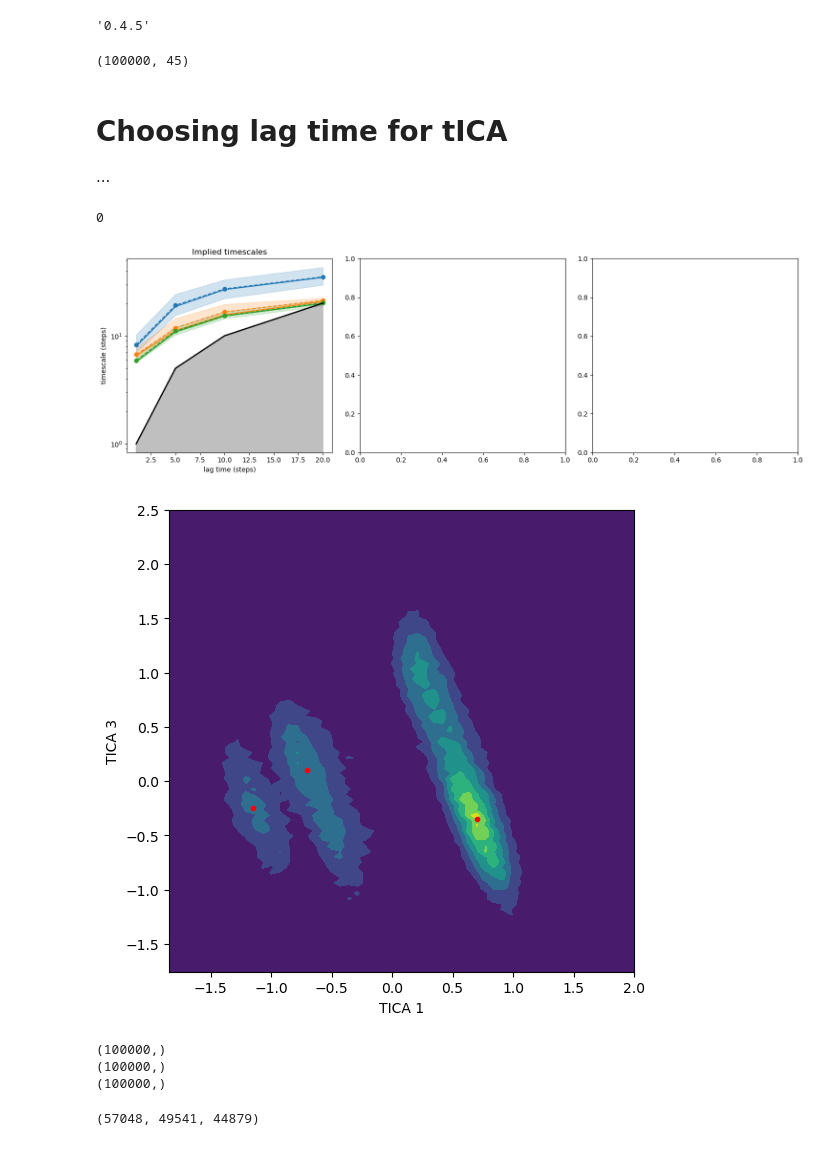
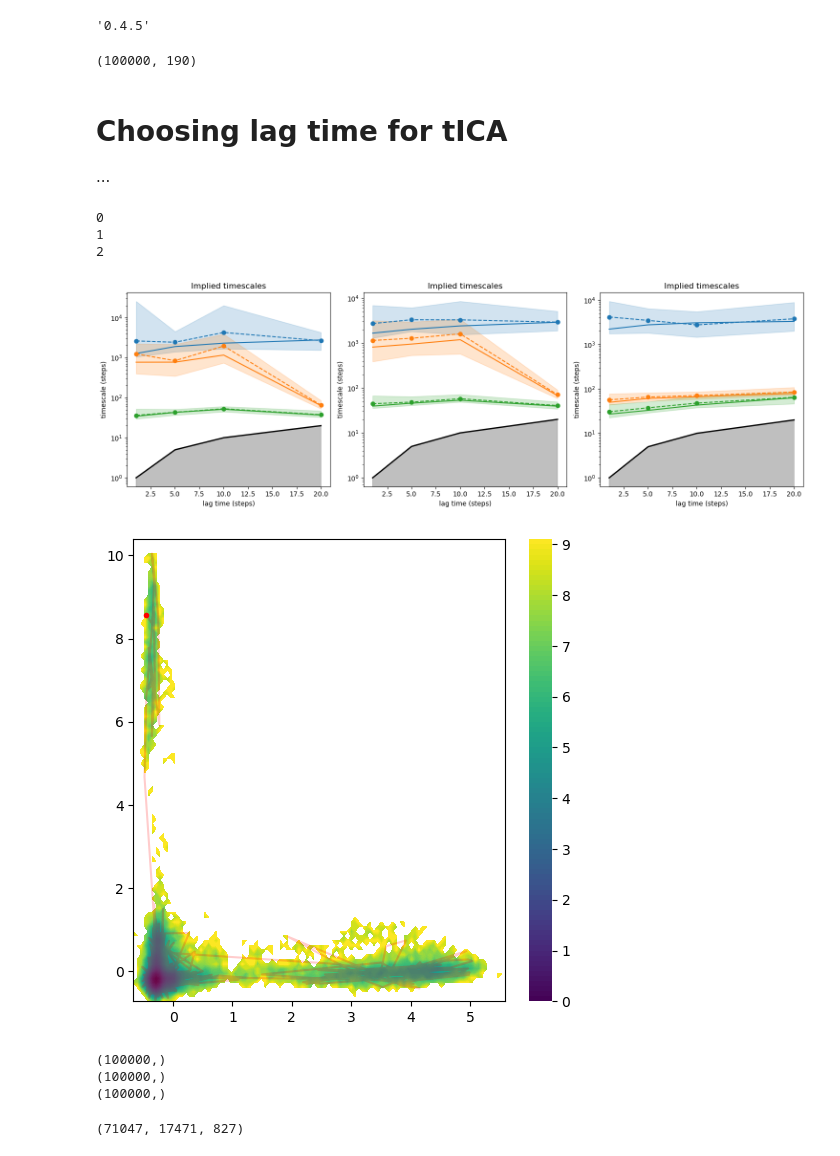
Before and after one commit to LotharBezzon/AF_MD, a Jupyter notebook: traj_analysis.ipynb, the cells around one changed output. Cells and saved outputs as stored; diff of their text form; code cells hidden in the pictures.

Commit message:
synuclein

```diff
--- a/traj_analysis.ipynb
+++ b/traj_analysis.ipynb
@@ -16,7 +16,7 @@ deeptime.__version__
 # %% [output]
 '0.4.5'
 # %%
-protein = 'chignolin'
+protein = 'alpha_synuclein'
 
 coords = xyz_to_numpy(f'{protein}.xyz')
 dists = get_inter_bead_distances(coords)
@@ -25,14 +25,14 @@ dists = get_inter_bead_distances(coords)
 traj = dists
 traj.shape
 # %% [output]
-(100000, 45)
+(100000, 190)
 # %% [markdown]
 # Choosing lag time for tICA
 ...
 # %%
 fig, ax = plt.subplots(1, 3, figsize=(15, 5))
 
-for i, n_clusters in enumerate([150]):
+for i, n_clusters in enumerate([50, 100, 200]):
     clustering = KMeans(n_clusters=n_clusters).fit_fetch(traj)
     dtraj = clustering.transform(traj)
 
@@ -54,7 +54,9 @@ for i, n_clusters in enumerate([150]):
 fig.tight_layout()
 # %% [output]
 0
+1
+2
-[figure, old version]
+[figure, new version]
 # %%
 from deeptime.decomposition import TICA
 importlib.reload(deeptime.plots)
@@ -62,19 +66,25 @@ from deeptime.plots import plot_density
 # %%
 fig, ax = plt.subplots(1, 1, figsize=(6, 6))
 estimator = TICA(lagtime=10, dim=3).fit(traj)
 model = estimator.fetch_model()
 tica_traj = model.transform(traj)
-plot_density(tica_traj[:,0], tica_traj[:,2], n_bins=100)
-plt.plot([0.7], [-0.35], 'r.')
+
+energy = energy2d(tica_traj[:, 0], tica_traj[:, 1], bins=100)
+plot_energy2d(energy, ax=ax)
+plt.plot(tica_traj[::100, 0], tica_traj[::100, 1], 'r', markersize=0.1, alpha=0.2)
+plt.plot(tica_traj[0, 0], tica_traj[0, 1], 'r.')
+
+#plot_density(tica_traj[:,0], tica_traj[:,1], n_bins=100)
+'''plt.plot([0.7], [-0.35], 'r.')
 plt.plot([-0.7], [0.1], 'r.')
 plt.plot([-1.15], [-0.25], 'r.')
 plt.xlabel('TICA 1')
-plt.ylabel('TICA 3')
-ax.set_xlim(None, 2)
-ax.set_ylim(None, 2.5)
-#plt.savefig('tica_chignolin.png', dpi=300)
+plt.ylabel('TICA 3')'''
+'''ax.set_xlim(None, 2)
+ax.set_ylim(None, 2.5)'''
+plt.savefig(f'tica_{protein}.png', dpi=300)
 # %% [output]
-[figure, old version]
+[figure, new version]
 # %%
 # Find representatives of the conformotions
 def find_representative(tica_traj, minima):
@@ -82,19 +92,19 @@ def find_representative(tica_traj, minima):
     print(distances.shape)
     return np.argmin(distances)
 
-minima1 = np.array([0.7, -0.35])
-minima2 = np.array([-0.7, 0.1])
-minima3 = np.array([-1.15, -0.25])
+minima1 = np.array([-0.3, -0.2])
+minima2 = np.array([4.0, 0.0])
+minima3 = np.array([-0.4, 8.0])
 
-repr1 = find_representative(tica_traj[:,[0,2]], minima1)
-repr2 = find_representative(tica_traj[:,[0,2]], minima2)
-repr3 = find_representative(tica_traj[:,[0,2]], minima3)
+repr1 = find_representative(tica_traj[:,[0,1]], minima1)
+repr2 = find_representative(tica_traj[:,[0,1]], minima2)
+repr3 = find_representative(tica_traj[:,[0,1]], minima3)
 repr1, repr2, repr3
 # %% [output]
 (100000,)
 (100000,)
 (100000,)
-(57048, 49541, 44879)
+(71047, 17471, 827)
 # %%
 tica1 = tica_traj[:, 0]
 tica2 = tica_traj[:, 1]
```
Also changed, not shown: parts of 4 cells of this notebook, 12 other files.
